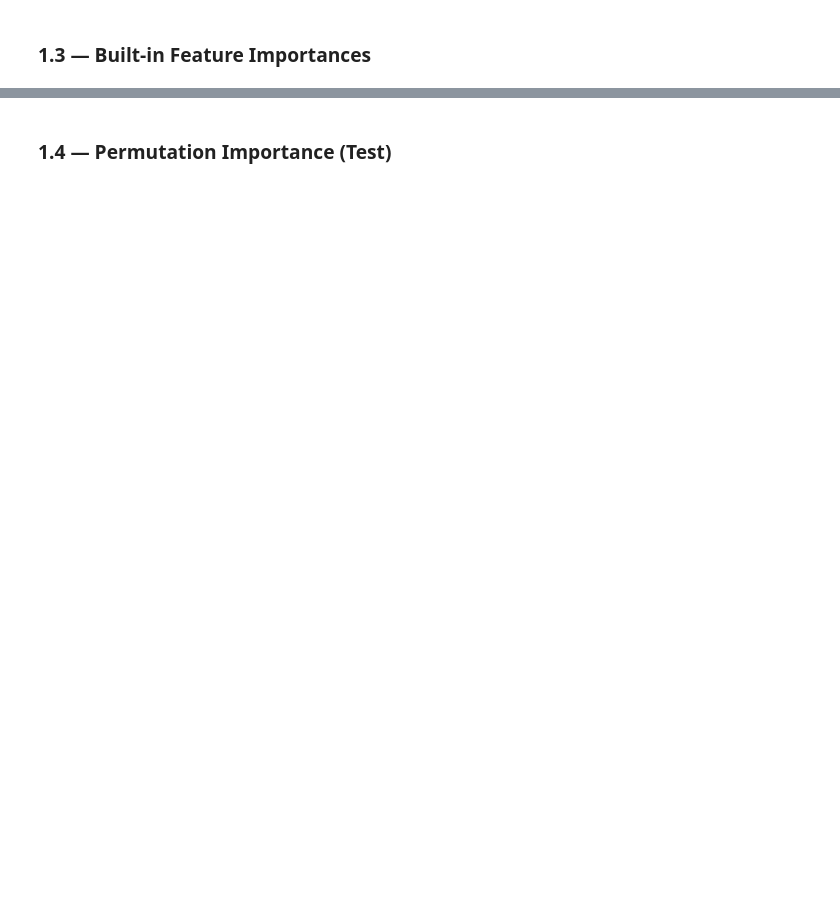
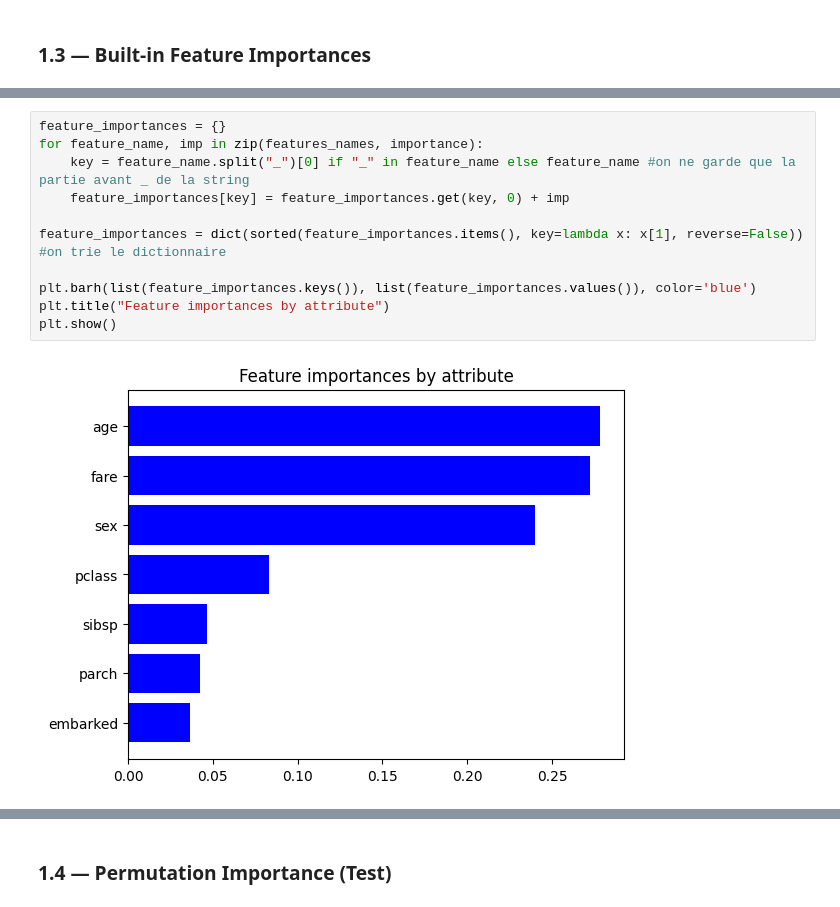
Before and after one commit to Arthvrr/Explanaible-AI-Labs, a Jupyter notebook: Lab 2/Lab02_Global_post_hoc_2026.ipynb, the cells around one changed output, grey strips where cells are left out. Cells and saved outputs as stored; diff of their text form; blank space fills up the shorter version.

```diff
--- a/Lab 2/Lab02_Global_post_hoc_2026.ipynb
+++ b/Lab 2/Lab02_Global_post_hoc_2026.ipynb
@@ -381,0 +420,13 @@ ValueError: could not convert string to float: 'female'
+# %%
+feature_importances = {}
+for feature_name, imp in zip(features_names, importance):
+    key = feature_name.split("_")[0] if "_" in feature_name else feature_name #on ne garde que la partie avant _ de la string
+    feature_importances[key] = feature_importances.get(key, 0) + imp
+
+feature_importances = dict(sorted(feature_importances.items(), key=lambda x: x[1], reverse=False)) #on trie le dictionnaire
+
+plt.barh(list(feature_importances.keys()), list(feature_importances.values()), color='blue')
+plt.title("Feature importances by attribute")
+plt.show()
+# %% [output]
+[figure, added]
```
Also changed, not shown: parts of 18 cells of this notebook, 1 other file.
